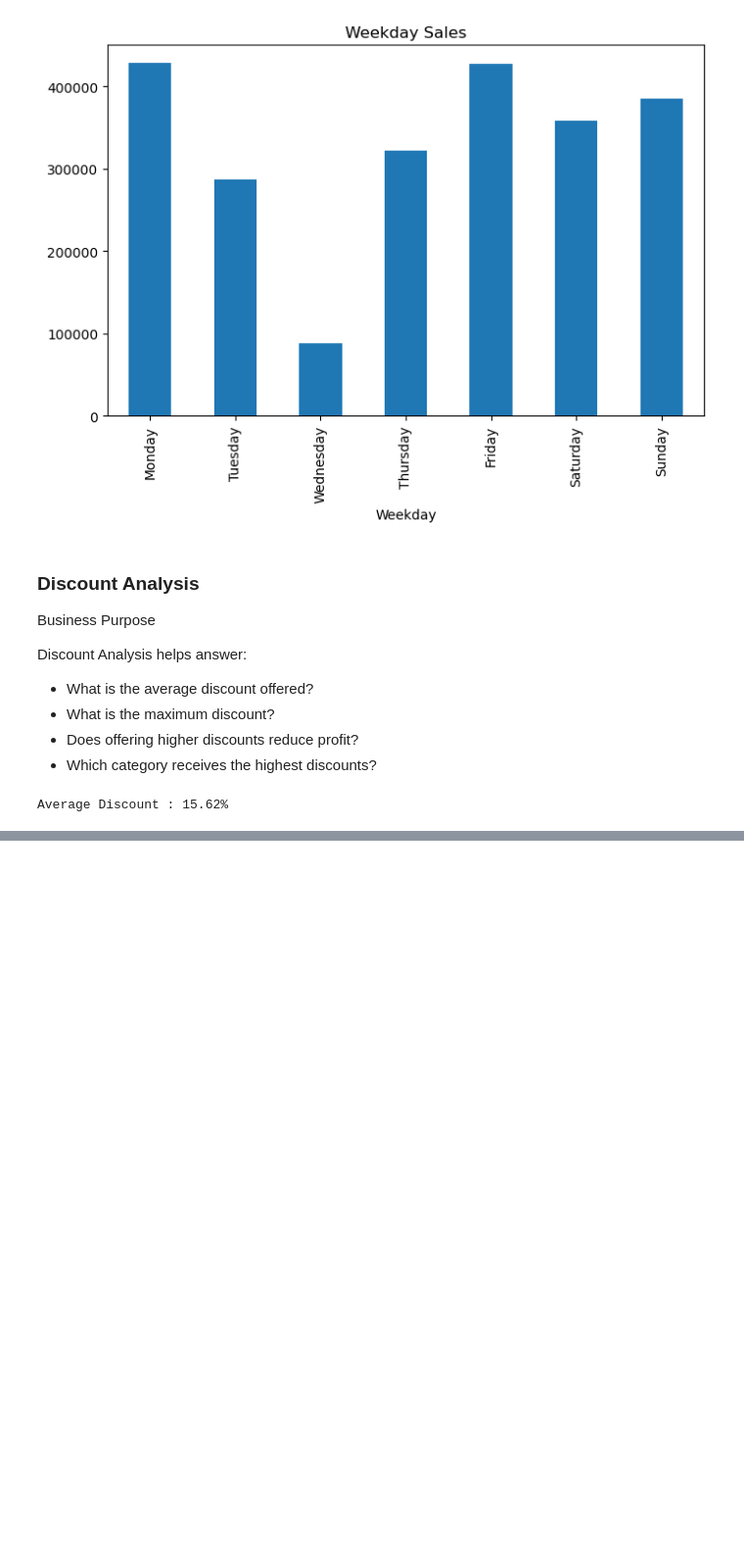
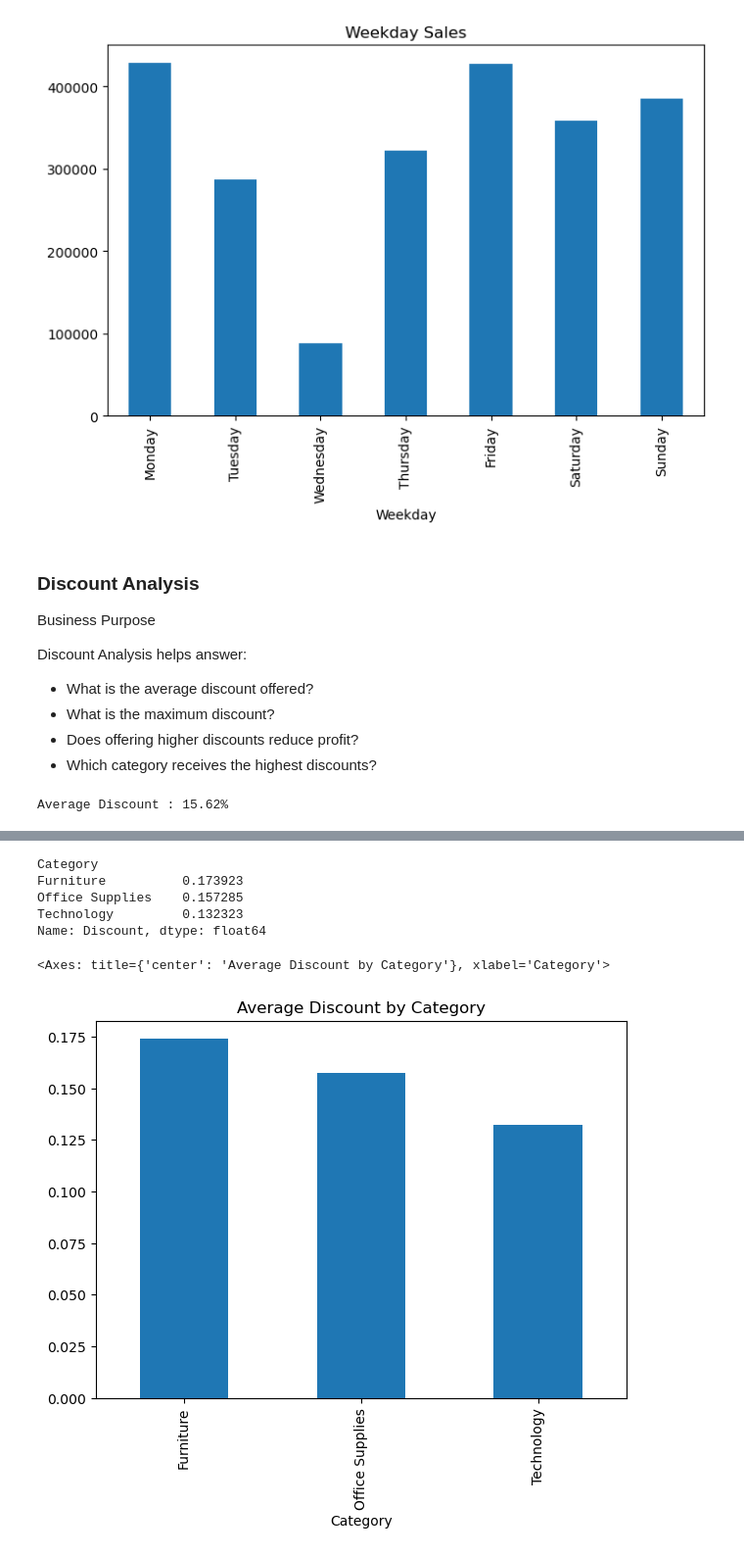
Before and after one commit to nikhilkanbarkar/data-science-and-machine-learning, a Jupyter notebook: Projects/SalesAnalysis/Notebook.ipynb, the cells around one changed output, grey strips where cells are left out. Shown at 98% size. Drawn from its saved outputs; the diff is of its cells as text; code cells hidden in the pictures; blank space fills up the shorter version.

Commit message:
Done with Discount and Profit analysis in the SalesAnalysis Project

```diff
--- a/Projects/SalesAnalysis/Notebook.ipynb
+++ b/Projects/SalesAnalysis/Notebook.ipynb
@@ -1397,0 +1427,23 @@ Average Discount : 15.62%
+# %%
+category_discount = (
+    sales_df.groupby("Category")["Discount"]
+            .mean()
+            .sort_values(ascending=False)
+)
+
+print(category_discount)
+# %% [output]
+Category
+Furniture          0.173923
+Office Supplies    0.157285
+Technology         0.132323
+Name: Discount, dtype: float64
+# %%
+category_discount.plot(
+    kind="bar",
+    figsize=(7,5),
+    title="Average Discount by Category"
+)
+# %% [output]
+<Axes: title={'center': 'Average Discount by Category'}, xlabel='Category'>
+[figure, added]
```
Also changed, not shown: parts of 10 cells of this notebook.
